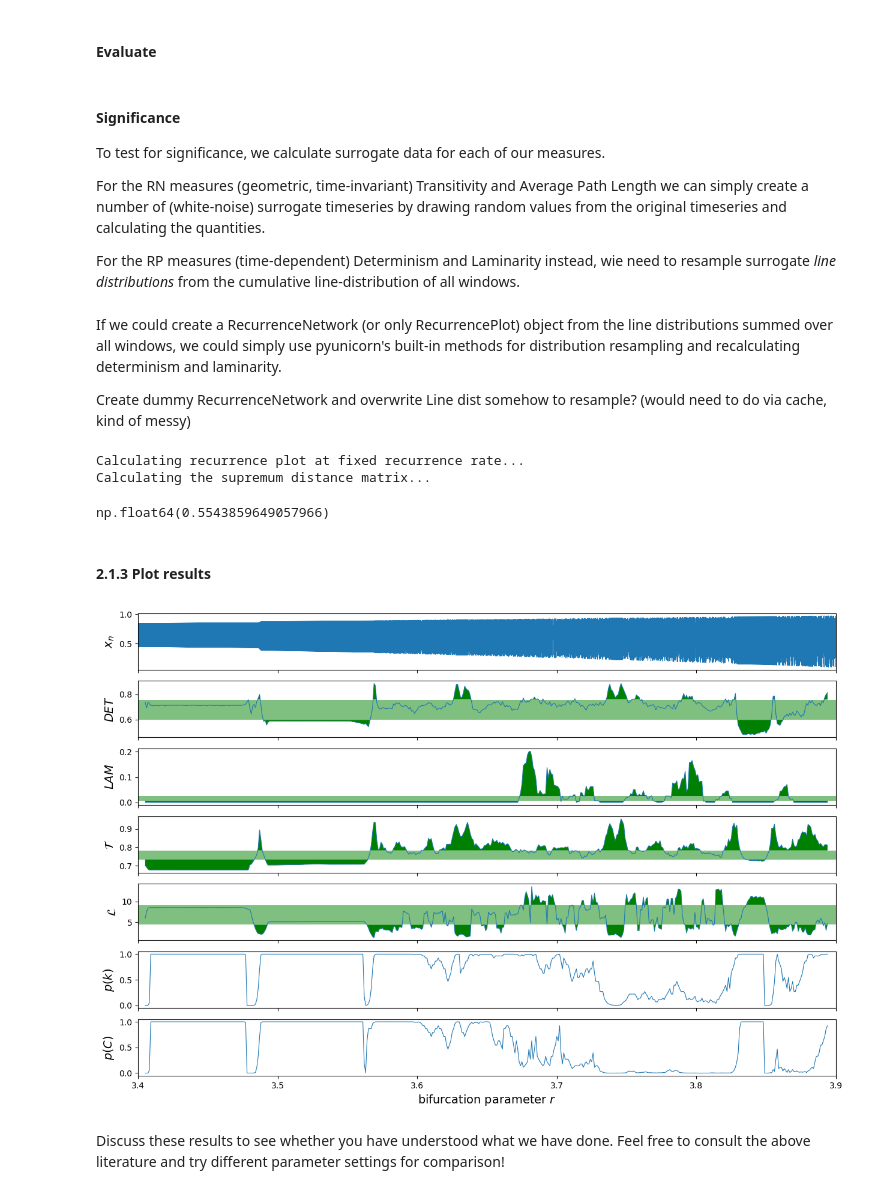
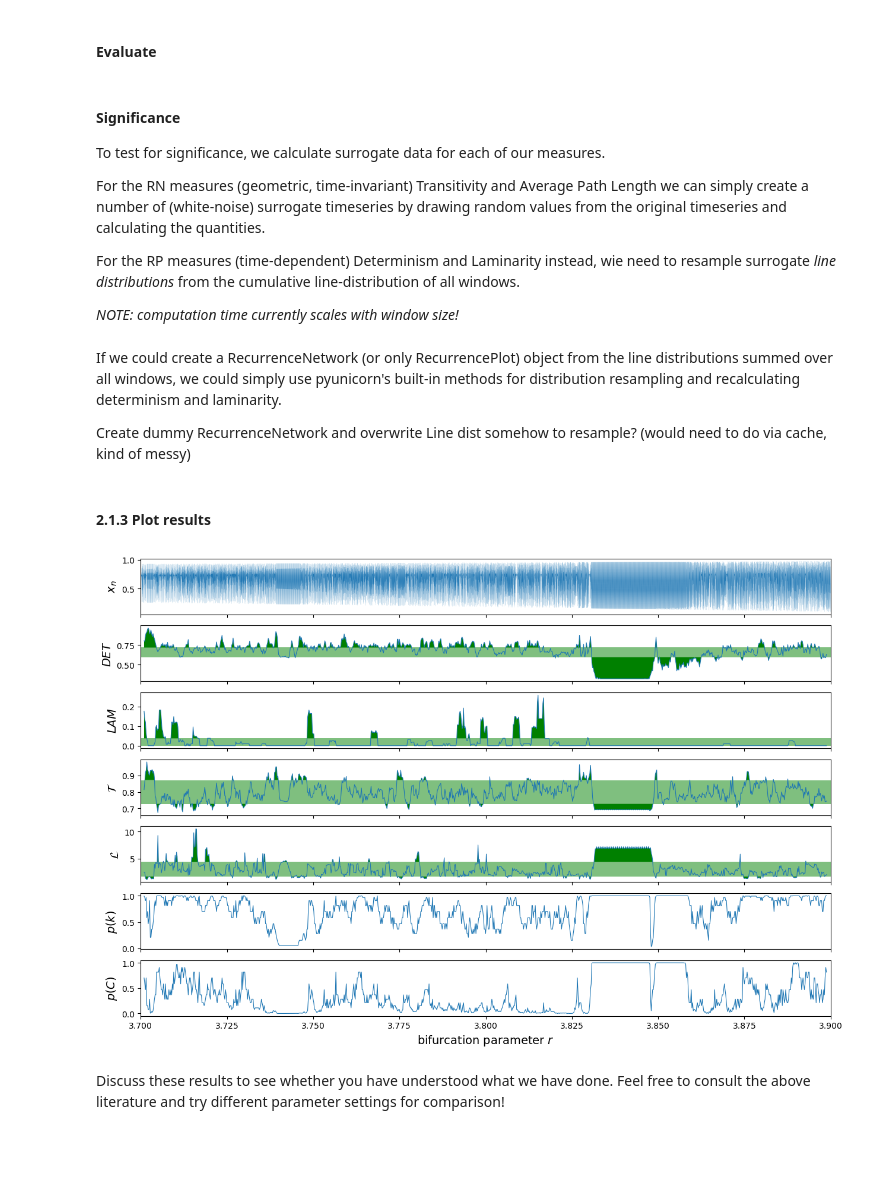
Before and after one commit to fkuehlein/pyunicorn, a Jupyter notebook: docs/source/examples/tutorials/SlidingWindow.ipynb, the cells around one changed output. Drawn from its saved outputs; the diff is of its cells as text; code cells hidden in the pictures; blank space fills up the shorter version.

```diff
--- a/docs/source/examples/tutorials/SlidingWindow.ipynb
+++ b/docs/source/examples/tutorials/SlidingWindow.ipynb
@@ -87,12 +87,13 @@ def logistic_map(x0, r):
 Then we calculate an example timeseries with some interesting parameters
 # %%
 # Parameters of logistic map
-r0 = 3.4
+r0 = 3.7
 r1 = 3.9
-del_r = 5e-5
+N = 10000
+del_r = (r1 - r0)/N
 r = np.arange(r0, r1, del_r)
 
-N = len(r)
+#N = len(r)
 
 x0 = 0.7   # Initial value
 
@@ -102,10 +103,10 @@ x = logistic_map(x0, r)
 # Plot the time series
 plt.figure(figsize=(16, 1), dpi=150)
 plt.xlim(r[0], r[-1])
-plt.plot(r, x, "r", lw=.2)
+plt.plot(r, x, "r", lw=.05)
 plt.xlabel("$n$")
 plt.ylabel("$x_n$")
 
-#plt.xlim(3.65, 3.7)
+#plt.xlim(3.82, 3.87)
 # %% [output]
 Text(0, 0.5, '$x_n$')
@@ -121,7 +122,7 @@ Text(0, 0.5, '$x_n$')
 min_t = 0
 max_t = N
 
-win_size = 200               # window size for sliding windows
+win_size = 100               # window size for sliding windows
 overlap = int(win_size/10)  # overlap of sliding windows
 
 # evaluation parameters
@@ -168,6 +169,9 @@ To test for significance, we calculate surrogate data for each of our measures.
 For the RN measures (geometric, time-invariant) Transitivity and Average Path Length we can simply create a number of (white-noise) surrogate timeseries by drawing random values from the original timeseries and calculating the quantities.
 
 For the RP measures (time-dependent) Determinism and Laminarity instead, wie need to resample surrogate *line distributions* from the cumulative line-distribution of all windows.
+
+
+*NOTE: computation time currently scales with window size!*
 # %%
 from pyunicorn.timeseries import RecurrencePlot
 
@@ -196,7 +200,7 @@ for m in range(realisations):
 # create surrogate data for RNA measures
 for m in range(realisations):
     # create white-noise-surrogate by randomly choosing indices
-    y = [np.random.randint(0,N) for _ in range(slider.window_size)]
+    y = np.random.randint(0, N, slider.window_size)
     # calculate measures from surrogate data
     net = RecurrenceNetwork(x[y],recurrence_rate=rr, silence_level=3)
     surrogate_results[m,2] = net.transitivity()
@@ -218,10 +222,6 @@ net = RecurrenceNetwork(x, recurrence_rate=rr)
 resampled_dist = net.resample_diagline_dist(500)
 
 net.determinism(resampled_dist=resampled_dist)
-# %% [output]
-Calculating recurrence plot at fixed recurrence rate...
-Calculating the supremum distance matrix...
-np.float64(0.5543859649057966)
 # %% [markdown]
 #### 2.1.3 Plot results
 # %%
@@ -231,34 +231,34 @@ fig = plt.figure(num=None, figsize=(15, 10), dpi=100, facecolor=None, edgecolor=
 labels = ['$DET$', '$LAM$', '$\\mathcal{T}$', '$\\mathcal{L}$', '$p(k)$', '$p(C)$']
 
 # plot timeseries
 ax = plt.subplot2grid((7, 1), (0, 0))
-plt.plot(r, x, lw=.8)
+plt.plot(r, x, lw=.1)
 plt.xlim(r0, r1)
 plt.ylabel('$x_n$', fontsize=14)
 ax.set_xticklabels([])
 
 # project window centers to bifurcation parameter
 w_star = r[slider.window_center]
 
 # Loop through the data and plot results
 for i, (d, label) in enumerate(zip(slider.results, labels)):
     ax = plt.subplot2grid((7, 1), (i+1, 0))
     plt.plot(w_star, d, lw=.8)
 
     # add significance intervals
     if i < 4:
         plt.axhspan(left[i], right[i], facecolor='g', alpha=0.5)
         plt.fill_between(w_star, left[i], d, where=d<=left[i], facecolor='green', interpolate=True)
         plt.fill_between(w_star, right[i], d, where=d>=right[i], facecolor='green', interpolate=True)
 
     plt.xlim(r0, r1)
     plt.ylabel(label, fontsize=14)
     if i < len(labels) - 1:
         ax.set_xticklabels([])
 
 plt.xlabel('bifurcation parameter $r$', fontsize=14)
 plt.show()
 # %% [output]
-[figure, old version]
+[figure, new version]
 # %% [markdown]
 Discuss these results to see whether you have understood what we have done. Feel free to consult the above literature and try different parameter settings for comparison!
```
Also changed, not shown: parts of 10 cells of this notebook.
